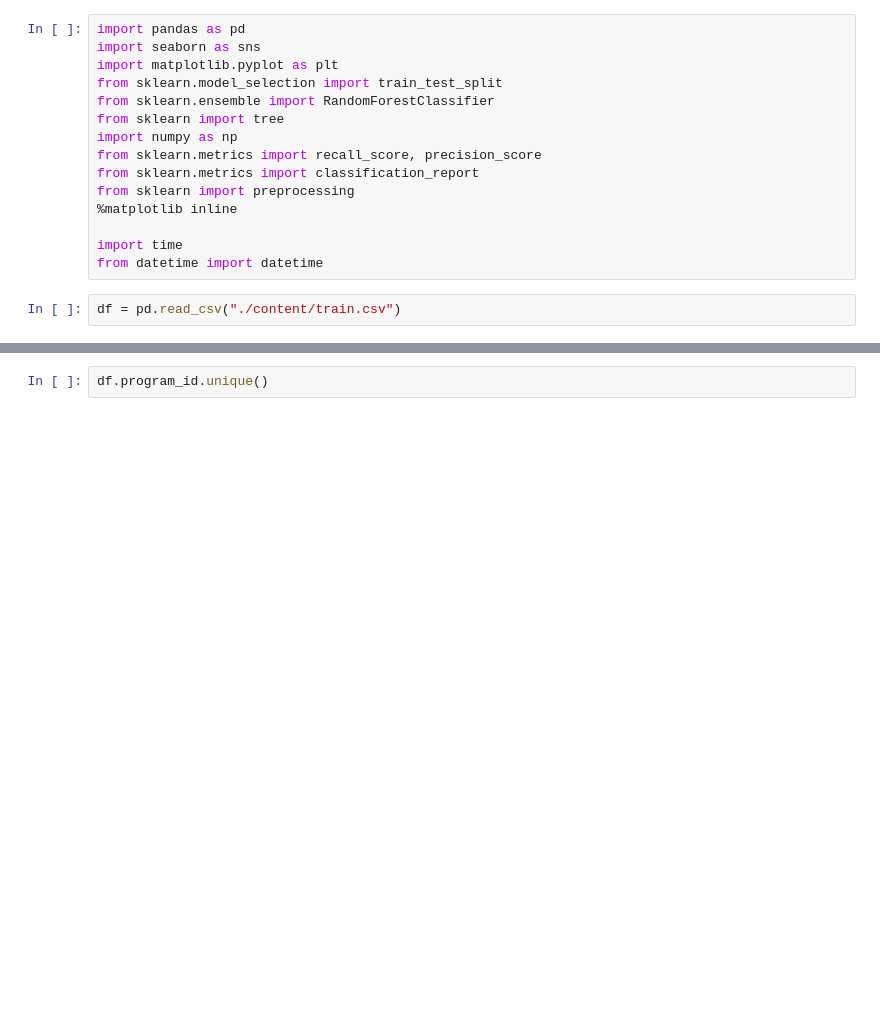
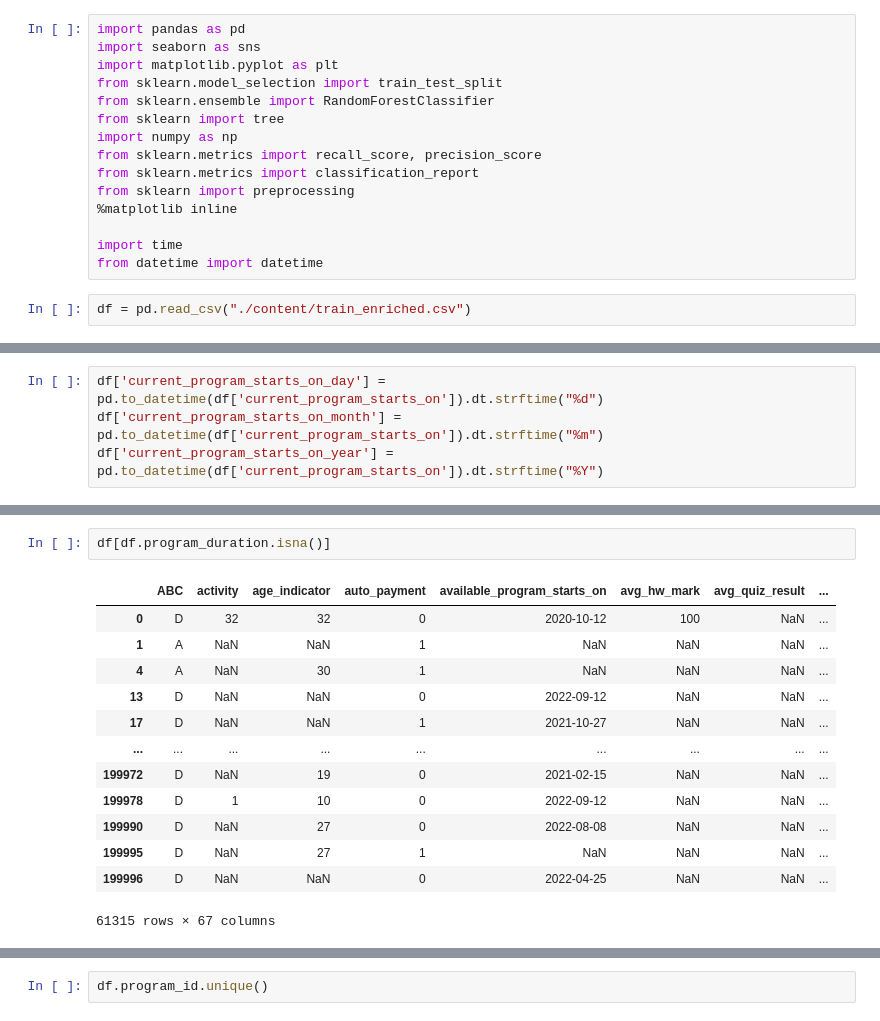
Before and after one commit to endovitskayaV/netology, a Jupyter notebook: explore.ipynb, the cells around one changed output, grey strips where cells are left out. Cells and saved outputs as stored; diff of their text form; blank space fills up the shorter version.

```diff
--- a/explore.ipynb
+++ b/explore.ipynb
@@ -14,4 +14,4 @@ from sklearn import preprocessing
 import time
 from datetime import datetime
 # %%
-df = pd.read_csv("./content/train.csv")
+df = pd.read_csv("./content/train_enriched.csv")
@@ -17,0 +33,4 @@ df = pd.read_csv("./content/train.csv")
+# %%
+df['current_program_starts_on_day'] = pd.to_datetime(df['current_program_starts_on']).dt.strftime("%d")
+df['current_program_starts_on_month'] = pd.to_datetime(df['current_program_starts_on']).dt.strftime("%m")
+df['current_program_starts_on_year'] = pd.to_datetime(df['current_program_starts_on']).dt.strftime("%Y")
@@ -17,0 +69,16 @@ df = pd.read_csv("./content/train.csv")
+# %%
+df[df.program_duration.isna()]
+# %% [output]
+|  | ABC | activity | age_indicator | auto_payment | available_program_starts_on | avg_hw_mark | avg_quiz_result | ... |
+| 0 | D | 32 | 32 | 0 | 2020-10-12 | 100 | NaN | ... |
+| 1 | A | NaN | NaN | 1 | NaN | NaN | NaN | ... |
+| 4 | A | NaN | 30 | 1 | NaN | NaN | NaN | ... |
+| 13 | D | NaN | NaN | 0 | 2022-09-12 | NaN | NaN | ... |
+| 17 | D | NaN | NaN | 1 | 2021-10-27 | NaN | NaN | ... |
+| ... | ... | ... | ... | ... | ... | ... | ... | ... |
+| 199972 | D | NaN | 19 | 0 | 2021-02-15 | NaN | NaN | ... |
+| 199978 | D | 1 | 10 | 0 | 2022-09-12 | NaN | NaN | ... |
+| 199990 | D | NaN | 27 | 0 | 2022-08-08 | NaN | NaN | ... |
+| 199995 | D | NaN | 27 | 1 | NaN | NaN | NaN | ... |
+| 199996 | D | NaN | NaN | 0 | 2022-04-25 | NaN | NaN | ... |
+61315 rows × 67 columns
```
Also changed, not shown: parts of 9 cells of this notebook, 8 other files.
